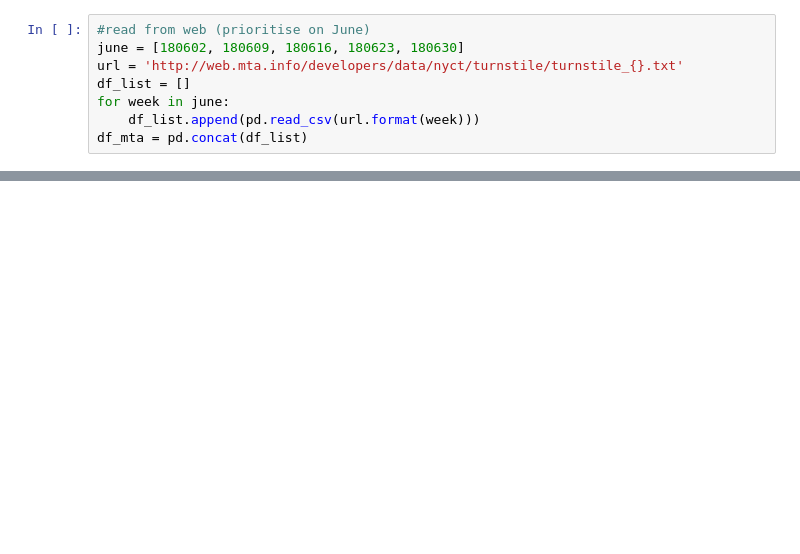
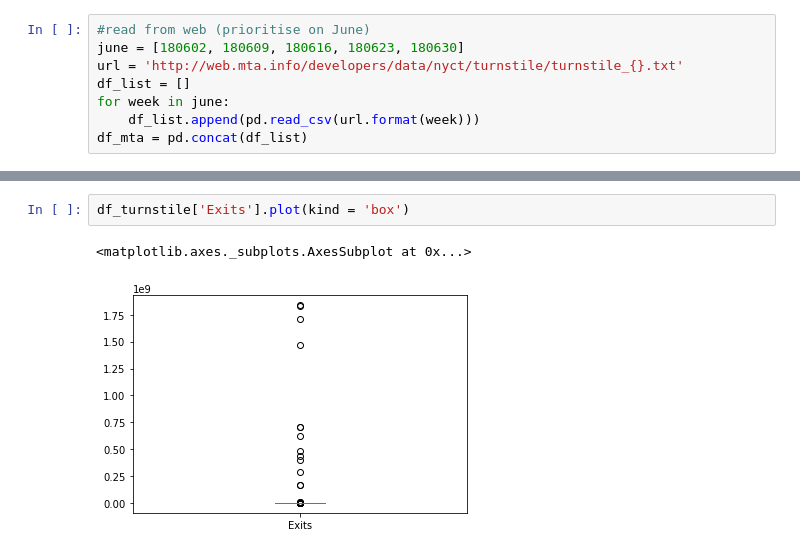
Before and after one commit to Suryantoyoga/NewYorkMTA, a Jupyter notebook: NewYorkMTAEDA.ipynb, the cells around one changed output, grey strips where cells are left out. Drawn from its saved outputs; the diff is of its cells as text; blank space fills up the shorter version.

```diff
--- a/NewYorkMTAEDA.ipynb
+++ b/NewYorkMTAEDA.ipynb
@@ -48,0 +166,5 @@ array(['05/26/2018', '05/27/2018', '05/28/2018', '05/29/2018',
+# %%
+df_turnstile['Exits'].plot(kind = 'box')
+# %% [output]
+<matplotlib.axes._subplots.AxesSubplot at 0x...>
+[figure, added]
```
Also changed, not shown: parts of 36 cells of this notebook.
